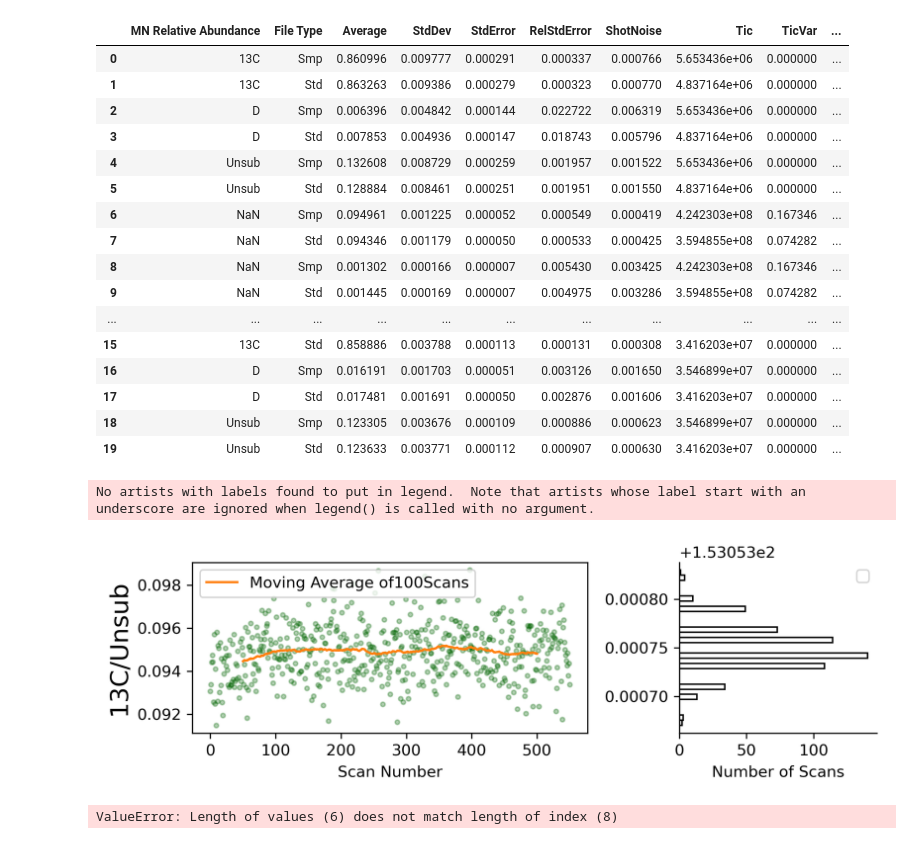
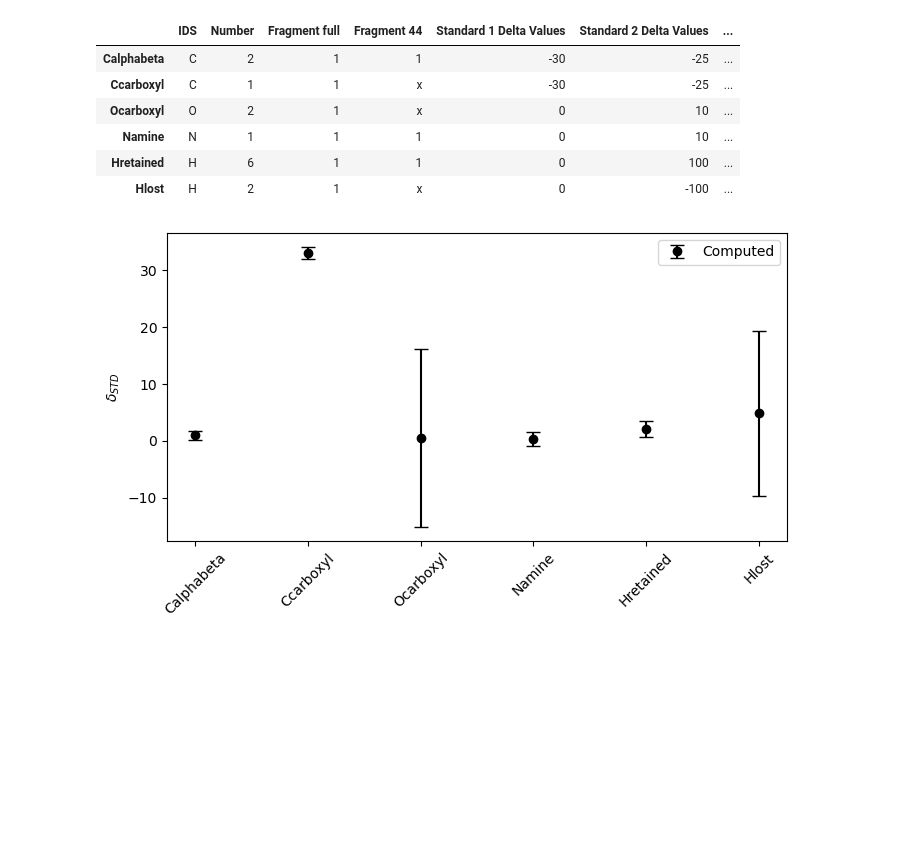
Before and after one commit to Csernica/Isotomics-Automated, a Jupyter notebook: alanine Example Script.ipynb, the cells around one changed output. Saved outputs shown, nothing was run; the diff lists cells and outputs as text; code cells hidden in the pictures; blank space fills up the shorter version.

Commit message:
Verify Alanine Test

```diff
--- a/alanine Example Script.ipynb
+++ b/alanine Example Script.ipynb
@@ -126,6 +126,16 @@ FILE_EXTENSION = '.isox' #set the extension to be whatever format your files are
                          #adapted to read in other file formats by changing functions in the "dataAnalyzerMNIsoX.py" file
 OUTPUT_TO_CSV = True #do you want to output your processed results to csv in 'PROCESSED_DATA_FOLDER_NAME'? If so, set to True.
 CSV_OUTPUT_PATH = 'all_data_output.csv' #name what you want that output file to be.
+
+#DETERMINE WHETHER TO RUN AUTOMATED DATA SCREENING
+#If True, print a warning for peaks that have moved more than 'PEAK_DRIFT_THRESHOLD' in ppm from their expected position, benchmarked vs the observed position of the most abundant peak. See dataScreenIsoX for details.
+PEAK_DRIFT_SCREEN = True
+PEAK_DRIFT_THRESHOLD = 2
+#If True, print a warning for peaks that have a proportion of zero scans higher than the threshold. (I.e., more than 0.1% of scans are zero scans if threshold = 0.001)
+ZERO_COUNTS_SCREEN = True
+ZERO_COUNTS_THRESHOLD = 0
+#If True, print a warning for peaks that have RSE/SN > 2.
+RSE_SN_SCREEN = True
 # %%
 #CREATE NESTED FOLDERS TO PUT YOUR DATA INTO FOR PROCESSING
 fragmentDictionary = initializedMolecule['fragmentationDictionary']  #create a molecule based on your csv defined above in STEP #1.
@@ -143,44 +151,27 @@ Folder created: /Users/sarahzeichner/Documents/GitHub/Isotomics-Automated/Proces
 fragmentFolderPaths = organizeData.get_subfolder_paths(parent_folder) #get names of folders for each relevant fragment
 
 #process the data:
-rtnMeans, rtnMergedDict = dA.processIndividualAndAverageIsotopeRatios(fragmentFolderPaths, cwd, outputToCSV=True, csvOutputPath = CSV_OUTPUT_PATH, file_extension = FILE_EXTENSION, processed_data_subfolder=PROCESSED_DATA_FOLDER_NAME, aquisition_length = ACQUISITION_LENGTH)
+rtnMeans, rtnMergedDict = dA.processIndividualAndAverageIsotopeRatios(fragmentFolderPaths, cwd, outputToCSV=OUTPUT_TO_CSV, csvOutputPath = CSV_OUTPUT_PATH, file_extension = FILE_EXTENSION, processed_data_subfolder=PROCESSED_DATA_FOLDER_NAME, time_bounds = ACQUISITION_LENGTH, peakDriftScreen=PEAK_DRIFT_SCREEN, peakDriftThreshold=PEAK_DRIFT_THRESHOLD, zeroCountsScreen=ZERO_COUNTS_SCREEN, zeroCountsThreshold=ZERO_COUNTS_THRESHOLD, RSESNScreen=RSE_SN_SCREEN)
 
 #Now, your individual acquisition data will be output to a csv at the path you defined above within the "Processed Data" folder, which you can use to
 #calculate molecular average isotope ratio measurements. in step 5, you can set individual path names to look at TIC variation over the length of an acquisition.
-# %%
-#Look at the dataframe that has the mean value with sample and standard of each set of replicate measurements
-rtnMeans
-# %% [output]
-|  | MN Relative Abundance | File Type | Average | StdDev | StdError | RelStdError | ShotNoise | Tic | TicVar | ... |
-| 0 | 13C | Smp | 0.860996 | 0.009777 | 0.000291 | 0.000337 | 0.000766 | 5.653436e+06 | 0.000000 | ... |
-| 1 | 13C | Std | 0.863263 | 0.009386 | 0.000279 | 0.000323 | 0.000770 | 4.837164e+06 | 0.000000 | ... |
-| 2 | D | Smp | 0.006396 | 0.004842 | 0.000144 | 0.022722 | 0.006319 | 5.653436e+06 | 0.000000 | ... |
-| 3 | D | Std | 0.007853 | 0.004936 | 0.000147 | 0.018743 | 0.005796 | 4.837164e+06 | 0.000000 | ... |
-| 4 | Unsub | Smp | 0.132608 | 0.008729 | 0.000259 | 0.001957 | 0.001522 | 5.653436e+06 | 0.000000 | ... |
-| 5 | Unsub | Std | 0.128884 | 0.008461 | 0.000251 | 0.001951 | 0.001550 | 4.837164e+06 | 0.000000 | ... |
-| 6 | NaN | Smp | 0.094961 | 0.001225 | 0.000052 | 0.000549 | 0.000419 | 4.242303e+08 | 0.167346 | ... |
-| 7 | NaN | Std | 0.094346 | 0.001179 | 0.000050 | 0.000533 | 0.000425 | 3.594855e+08 | 0.074282 | ... |
-| 8 | NaN | Smp | 0.001302 | 0.000166 | 0.000007 | 0.005430 | 0.003425 | 4.242303e+08 | 0.167346 | ... |
-| 9 | NaN | Std | 0.001445 | 0.000169 | 0.000007 | 0.004975 | 0.003286 | 3.594855e+08 | 0.074282 | ... |
-| ... | ... | ... | ... | ... | ... | ... | ... | ... | ... | ... |
-| 15 | 13C | Std | 0.858886 | 0.003788 | 0.000113 | 0.000131 | 0.000308 | 3.416203e+07 | 0.000000 | ... |
-| 16 | D | Smp | 0.016191 | 0.001703 | 0.000051 | 0.003126 | 0.001650 | 3.546899e+07 | 0.000000 | ... |
-| 17 | D | Std | 0.017481 | 0.001691 | 0.000050 | 0.002876 | 0.001606 | 3.416203e+07 | 0.000000 | ... |
-| 18 | Unsub | Smp | 0.123305 | 0.003676 | 0.000109 | 0.000886 | 0.000623 | 3.546899e+07 | 0.000000 | ... |
-| 19 | Unsub | Std | 0.123633 | 0.003771 | 0.000112 | 0.000907 | 0.000630 | 3.416203e+07 | 0.000000 | ... |
 # %%
 #STEP 5: SCREEN INDIVIDUAL DATA FILES
 #This step allows you to copy full path names of each of your data files and visualize what the TIC of that acquistion looks like over time.
 
-SCAN_AVG_NUMBER = 50 #how many scans do you want to calculate tic averages over?
-FILEPATH_TO_SCREEN = '/Users/sarahzeichner/Documents/GitHub/Isotomics-Automated/Processed Data/Test_Data_Output/full_molecular_average/Smp/02262024_vanC_153_1.isox'
+#SCAN_AVG_NUMBER = 50 #how many scans do you want to calculate tic averages over?
+#FILEPATH_TO_SCREEN = '/Users/sarahzeichner/Documents/GitHub/Isotomics-Automated/Processed Data/Test_Data_Output/full_molecular_average/Smp/02262024_vanC_153_1.isox'
 
-dataScreen.visualizeTICVersusTime(fileName=FILEPATH_TO_SCREEN, mergedDict=rtnMergedDict, targetRatio='13C/Unsub',scan_averaging_number = SCAN_AVG_NUMBER)
+#dataScreen.visualizeTICVersusTime(fileName=FILEPATH_TO_SCREEN, mergedDict=rtnMergedDict, targetRatio='13C/Unsub',scan_averaging_number = SCAN_AVG_NUMBER)
-# %% [output]
-No artists with labels found to put in legend.  Note that artists whose label start with an underscore are ignored when legend() is called with no argument.
-[figure, removed]
 # %%
 #STEP 6: SOLVE EXPERIMENTAL DATA FOR SITE SPECIFIC VALUES
-solveExperimentalData.experimentalDataM1(rtnMeans, cwd, MOLECULE_INPUT_PATH)
+solveExperimentalData.experimentalDataM1(rtnMeans, cwd, MOLECULE_INPUT_PATH, STANDARD_DELTA_APPROX, UValue = '13C/Unsub', mAObs = MOLECULAR_AVERAGE_SAMPLE_COMPOSITION, mARelErr=MOLECULAR_AVG_SAMPLE_ERROR, perturbTheoryOAmt=0.0003)
 # %% [output]
-ValueError: Length of values (6) does not match length of index (8)
+|  | IDS | Number | Fragment full | Fragment 44 | Standard 1 Delta Values | Standard 2 Delta Values | ... |
+| Calphabeta | C | 2 | 1 | 1 | -30 | -25 | ... |
+| Ccarboxyl | C | 1 | 1 | x | -30 | -25 | ... |
+| Ocarboxyl | O | 2 | 1 | x | 0 | 10 | ... |
+| Namine | N | 1 | 1 | 1 | 0 | 10 | ... |
+| Hretained | H | 6 | 1 | 1 | 0 | 100 | ... |
+| Hlost | H | 2 | 1 | x | 0 | -100 | ... |
+[figure, added]
```
Also changed, not shown: parts of 7 cells of this notebook, 29 other files.
